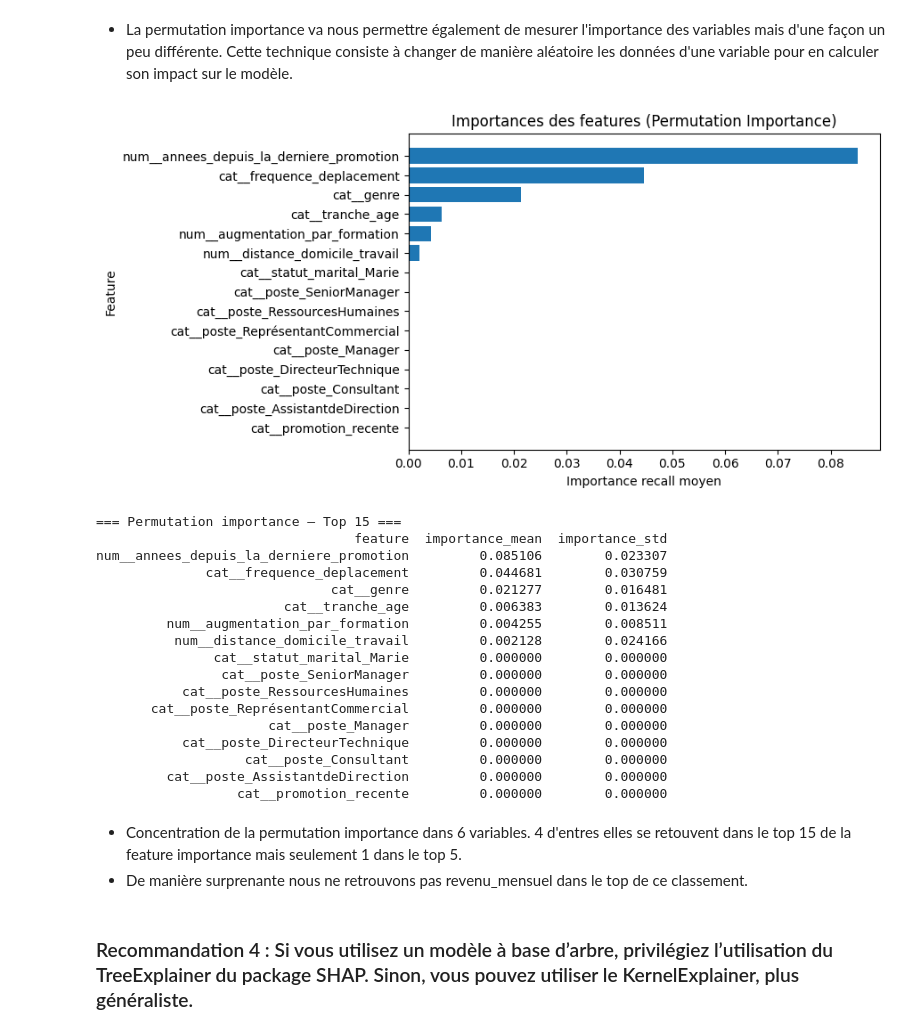
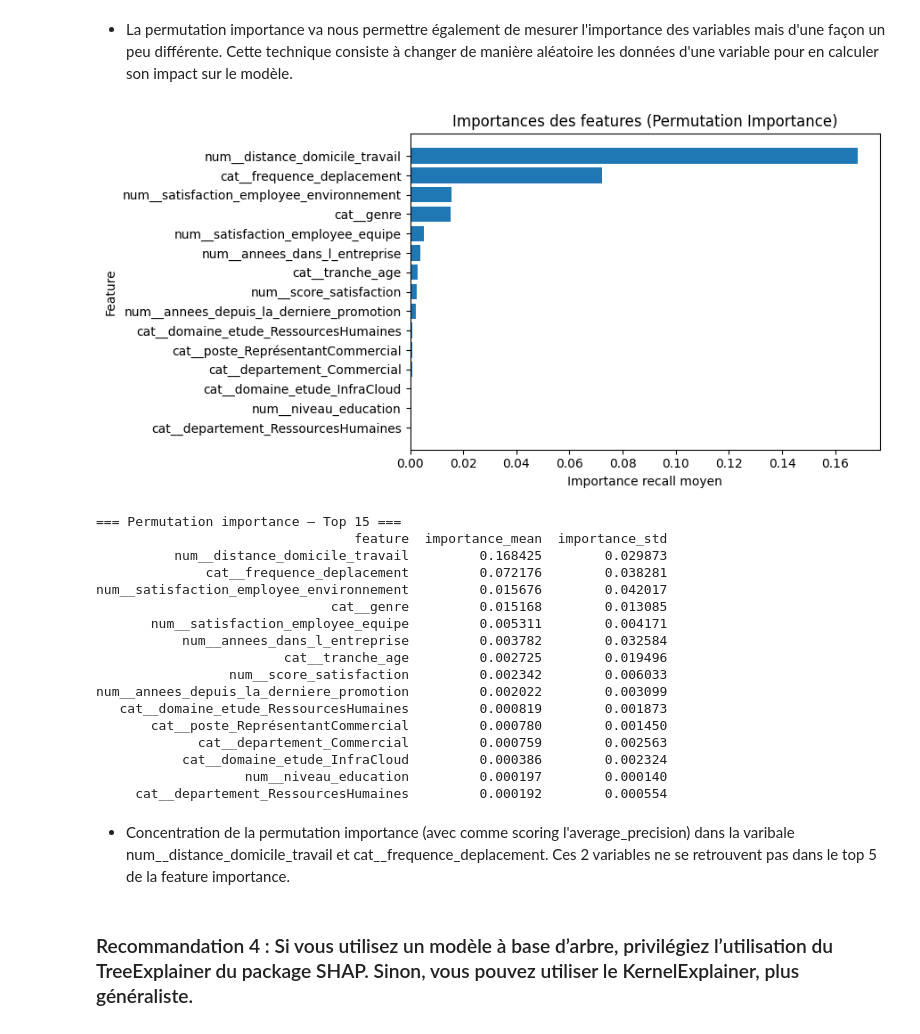
Before and after one commit to SCFlorian/Classifiez_automatiquement_des_informations, a Jupyter notebook: notebooks/notebook_5_optimisation_interpretation.ipynb, the cells around one changed output. Saved outputs shown, nothing was run; the diff lists cells and outputs as text; code cells hidden in the pictures.

```diff
--- a/notebooks/notebook_5_optimisation_interpretation.ipynb
+++ b/notebooks/notebook_5_optimisation_interpretation.ipynb
@@ -60,11 +57,24 @@ features_a_scaler, features_encodees = scaler_ou_non()
+# %%
+# Transformation + séparation X et y dans utils.py
+X, y = prepare_xy(donnees_modelisation, target_col="a_quitte_l_entreprise")
+features_a_scaler, features_encodees = scaler_ou_non()
+
+# Transformation + séparation X et y dans utils.py
+X, y = prepare_xy(donnees_modelisation, target_col="a_quitte_l_entreprise")
+features_a_scaler, features_encodees = scaler_ou_non()
+
+target_col = "a_quitte_l_entreprise"
+
+train_df = pd.read_csv("../Data/Processed/train_data_df.csv")
+test_df  = pd.read_csv("../Data/Processed/test_data_df.csv")
+
+X_train = train_df.drop(columns=[target_col])
+y_train = train_df[target_col]
+X_test  = test_df.drop(columns=[target_col])
+y_test  = test_df[target_col]
 # %% [markdown]
 #### Recherche des hyperparamètres
 # %%
-# Séparation de X et y
-X, y
-# Test en jeu d'apprentissage et de test
-X_train, X_test, y_train, y_test = train_test_split(X,y, test_size=0.20, random_state=42, stratify = y)
-# Transformation des colonnes et enregistrement dans un pipeline
 preprocessor = ColumnTransformer(
     transformers = [
         ('num', StandardScaler(),features_a_scaler),
@@ -111,22 +121,6 @@ Les meilleurs paramètres sont :
 # %% [markdown]
 ### On peut désormais lancer une validation croisée avec nos nouveaux hyperparamètres optimisés
 # %%
-# Séparation X/y
-X, y = prepare_xy(donnees_modelisation)
-
-# Récupération des features à scaler/passthrough
-features_a_scaler, features_encodees = scaler_ou_non()
-
-# Split Train/Test avec stratification
-X_train, X_test, y_train, y_test = train_test_split(
-    X, y, test_size=0.2, random_state=42, stratify = y)
-
-# Pipeline : prétraitements + modèle
-preprocessor = ColumnTransformer(
-    transformers=[
-        ('num', StandardScaler(), features_a_scaler),
-        ('cat', 'passthrough', features_encodees)])
-
 pipeline = Pipeline(steps=[
     ('preprocessor', preprocessor),
     ('model', CatBoostClassifier(
@@ -364,59 +278,58 @@ perm = permutation_importance(
     estimator=best_model,
     X=X_test,
     y=y_test,
-    scoring='recall',
+    scoring='average_precision',
     n_repeats=10,
     random_state=42,
     n_jobs=-1
 )
 # Création d'un DataFrame des importances
 feature_names = best_model.named_steps['preprocessor'].get_feature_names_out()
 perm_df = (
     pd.DataFrame({
         'feature': feature_names,
         'importance_mean': perm.importances_mean,
         'importance_std': perm.importances_std
     })
     .sort_values('importance_mean', ascending=False)
 )
 # Top 15 pour lisibilité
 topk = 15
 top_df = perm_df.head(topk).iloc[::-1]
 
 # Graphique
 plt.figure(figsize=(9, 4.5))
 plt.barh(top_df['feature'], top_df['importance_mean'])
 plt.title("Importances des features (Permutation Importance)")
 plt.xlabel("Importance recall moyen")
 plt.ylabel("Feature")
 plt.tight_layout()
 plt.show()
 
 # Afficher le tableau Top 15
 print("\n=== Permutation importance — Top 15 ===")
 print(top_df.iloc[::-1].to_string(index=False))
 # %% [output]
-[figure, old version]
+[figure, new version]
 === Permutation importance — Top 15 ===
                                  feature  importance_mean  importance_std
-num__annees_depuis_la_derniere_promotion         0.085106        0.023307
-              cat__frequence_deplacement         0.044681        0.030759
-                              cat__genre         0.021277        0.016481
-                        cat__tranche_age         0.006383        0.013624
-         num__augmentation_par_formation         0.004255        0.008511
-          num__distance_domicile_travail         0.002128        0.024166
-               cat__statut_marital_Marie         0.000000        0.000000
-                cat__poste_SeniorManager         0.000000        0.000000
-           cat__poste_RessourcesHumaines         0.000000        0.000000
-       cat__poste_ReprésentantCommercial         0.000000        0.000000
-                      cat__poste_Manager         0.000000        0.000000
-           cat__poste_DirecteurTechnique         0.000000        0.000000
-                   cat__poste_Consultant         0.000000        0.000000
-         cat__poste_AssistantdeDirection         0.000000        0.000000
-                  cat__promotion_recente         0.000000        0.000000
+          num__distance_domicile_travail         0.168425        0.029873
+              cat__frequence_deplacement         0.072176        0.038281
+num__satisfaction_employee_environnement         0.015676        0.042017
+                              cat__genre         0.015168        0.013085
+       num__satisfaction_employee_equipe         0.005311        0.004171
+           num__annees_dans_l_entreprise         0.003782        0.032584
+                        cat__tranche_age         0.002725        0.019496
+                 num__score_satisfaction         0.002342        0.006033
+num__annees_depuis_la_derniere_promotion         0.002022        0.003099
+   cat__domaine_etude_RessourcesHumaines         0.000819        0.001873
+       cat__poste_ReprésentantCommercial         0.000780        0.001450
+             cat__departement_Commercial         0.000759        0.002563
+           cat__domaine_etude_InfraCloud         0.000386        0.002324
+                   num__niveau_education         0.000197        0.000140
+     cat__departement_RessourcesHumaines         0.000192        0.000554
-# %% [markdown]
-* Concentration de la permutation importance dans 6 variables. 4 d'entres elles se retouvent dans le top 15 de la feature importance mais seulement 1 dans le top 5.
-* De manière surprenante nous ne retrouvons pas revenu_mensuel dans le top de ce classement.
+# %% [markdown]
+* Concentration de la permutation importance (avec comme scoring l'average_precision) dans la varibale num__distance_domicile_travail et cat__frequence_deplacement. Ces 2 variables ne se retrouvent pas dans le top 5 de la feature importance.
 # %% [markdown]
 ### Recommandation 4 : Si vous utilisez un modèle à base d’arbre, privilégiez l’utilisation du TreeExplainer du package SHAP. Sinon, vous pouvez utiliser le KernelExplainer, plus généraliste.
 # %% [markdown]
```
Also changed, not shown: parts of 28 cells of this notebook, 4 other files.
